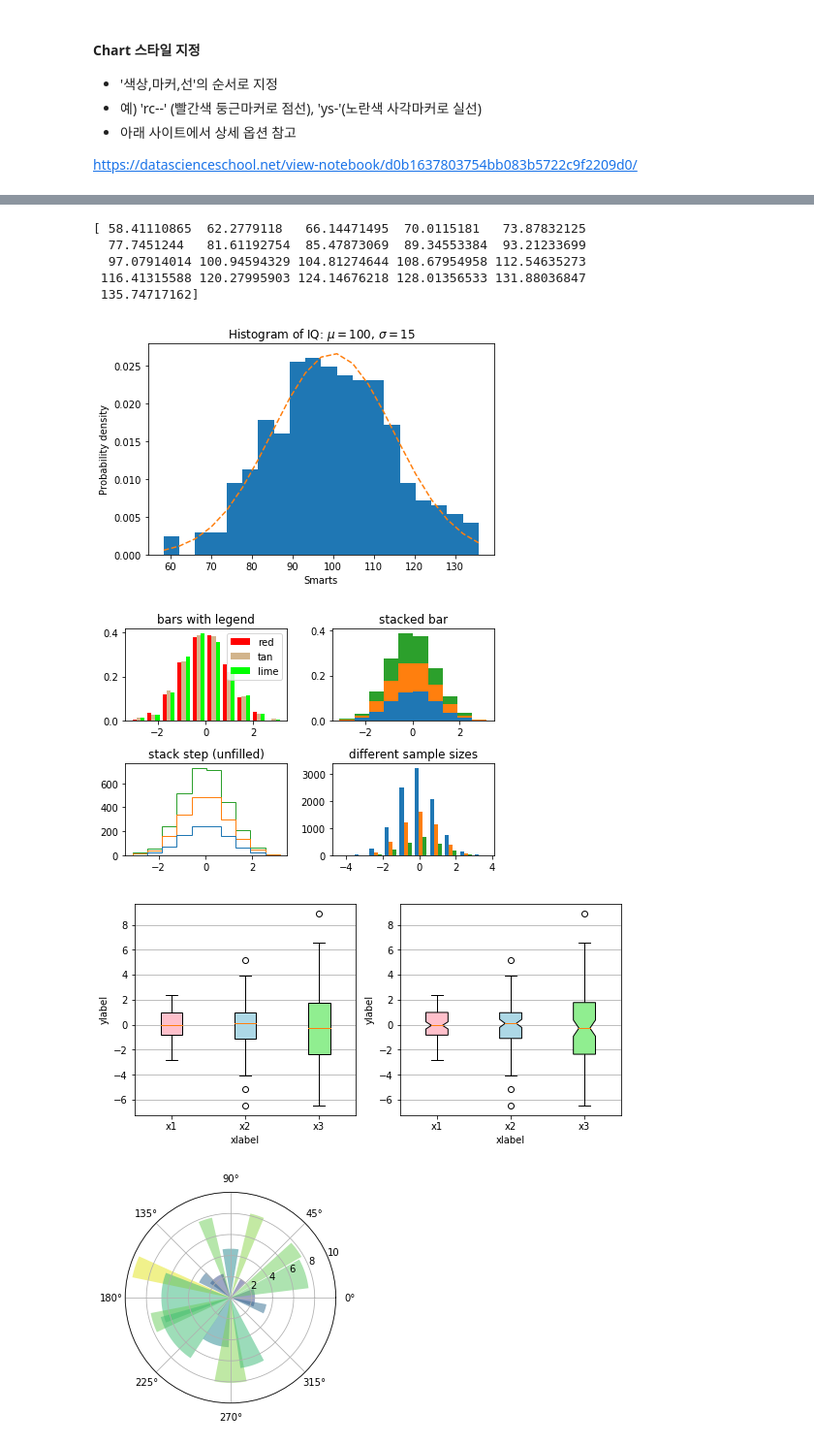
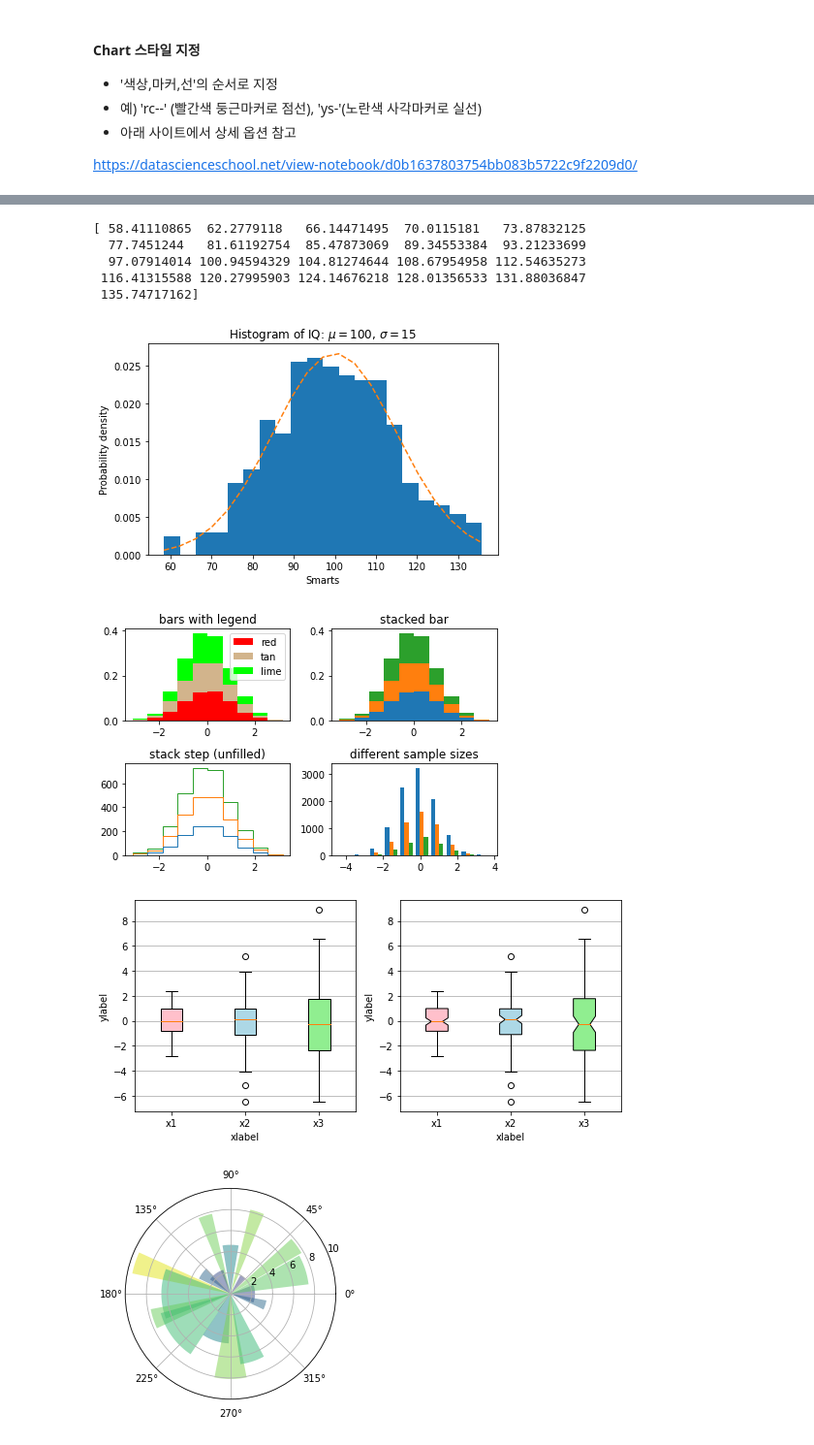
Before and after one commit to jjyjung/python, a Jupyter notebook: python_basic2.ipynb, the cells around one changed output, grey strips where cells are left out. Shown at 97% size. Saved outputs shown, nothing was run; the diff lists cells and outputs as text; code cells hidden in the pictures.

```diff
--- a/python_basic2.ipynb
+++ b/python_basic2.ipynb
@@ -343,6 +344,7 @@ plt.show()
 import numpy as np
 import matplotlib.mlab as mlab
 import matplotlib.pyplot as plt
+from scipy.stats import norm
 
 np.random.seed(0)
 
@@ -355,10 +357,10 @@ num_bins = 20
 fig, ax = plt.subplots()
 
 # the histogram of the data
-n, bins, patches = ax.hist(x, num_bins, normed=1)
+n, bins, patches = ax.hist(x, num_bins, density=True, stacked=True)
 print(bins)
 # add a 'best fit' line
-y = mlab.normpdf(bins, mu, sigma) #Return the normal pdf evaluated at bins (args: mu, sigma)
+y = norm.pdf(bins, mu, sigma) #Return the normal pdf evaluated at bins (args: mu, sigma)
 ax.plot(bins, y, '--')
 ax.set_xlabel('Smarts')
 ax.set_ylabel('Probability density')
@@ -373,39 +375,39 @@ plt.show()
   97.07914014 100.94594329 104.81274644 108.67954958 112.54635273
  116.41315588 120.27995903 124.14676218 128.01356533 131.88036847
  135.74717162]
-[figure, old version]
+[figure, new version]
 # %%
 import numpy as np
 import matplotlib.pyplot as plt
 
 np.random.seed(0)
 
 n_bins = 10
 x = np.random.randn(1000, 3)
 
 fig, axes = plt.subplots(nrows=2, ncols=2)
 ax0, ax1, ax2, ax3 = axes.flatten()
 
 colors = ['red', 'tan', 'lime']
-ax0.hist(x, n_bins, normed=1, histtype='bar', color=colors, label=colors)
+ax0.hist(x, n_bins, density=True, stacked=True, histtype='bar', color=colors, label=colors)
 ax0.legend(prop={'size': 10})
 ax0.set_title('bars with legend')
 
-ax1.hist(x, n_bins, normed=1, histtype='bar', stacked=True)
+ax1.hist(x, n_bins, density=True, stacked=True, histtype='bar')
 ax1.set_title('stacked bar')
 
 ax2.hist(x, n_bins, histtype='step', stacked=True, fill=False)
 ax2.set_title('stack step (unfilled)')
 
 # Make a multiple-histogram of data-sets with different length.
 x_multi = [np.random.randn(n) for n in [10000, 5000, 2000]]
 ax3.hist(x_multi, n_bins, histtype='bar')
 ax3.set_title('different sample sizes')
 
 fig.tight_layout()
 plt.show()
 # %% [output]
-[figure, old version]
+[figure, new version]
 # %%
 import matplotlib.pyplot as plt
 import numpy as np
@@ -446,7 +448,7 @@ plt.setp(axes, xticks=[y+1 for y in range(len(all_data))],
 
 plt.show()
 # %% [output]
-[figure, old version]
+[figure, new version]
 # %%
 # Compute pie slices
 N = 20
```
Also changed, not shown: parts of 13 cells of this notebook.
